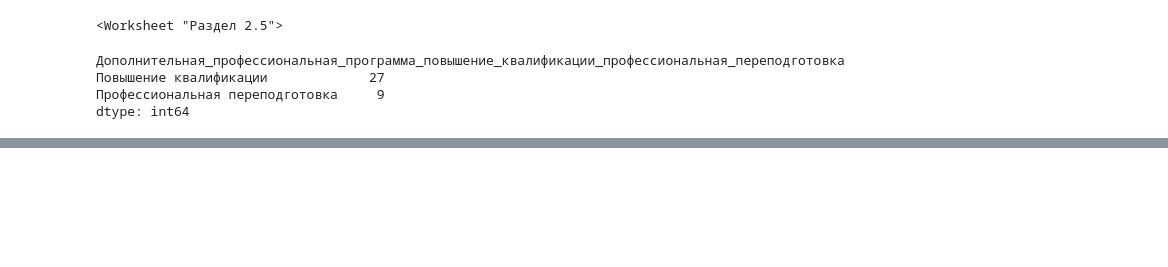
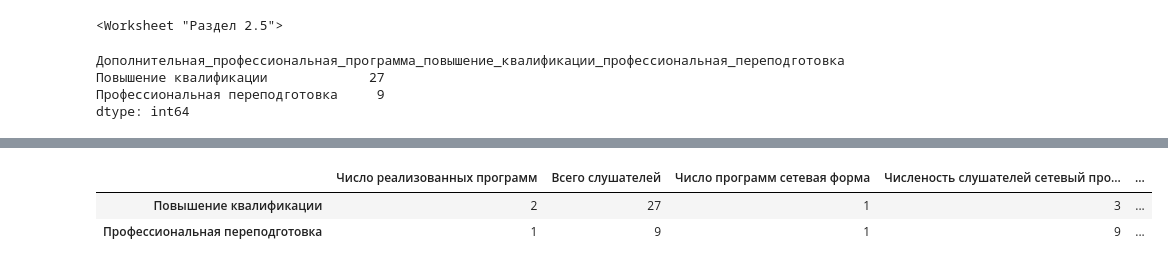
Before and after one commit to t0r1n88/Lindy, a Jupyter notebook: report_1PK.ipynb, the cells around one changed output, grey strips where cells are left out. Saved outputs shown, nothing was run; the diff lists cells and outputs as text; code cells hidden in the pictures; blank space fills up the shorter version.

```diff
--- a/report_1PK.ipynb
+++ b/report_1PK.ipynb
@@ -91 +84,4 @@ df_1_3['Численость слушателей сетевый програм
+# %%
+#Считаем дистанционные технологии. Создаем датафрейм по условию использования ДОТ и ЭО
+df_dpo_distant = df_dpo[(df_dpo['Использование_ЭО'] != 'Без применения ЭО') & (df_dpo['Использование_ДОТ'] != 'Без применения ДОТ') ]
 # %%
@@ -96,6 +90,12 @@ group_quantity_distant = df_dpo_distant.groupby('Наименование_доп
 # Применяем к полученной серии функцию разделения по запятой.
 group_quantity_distant['Дополнительная_профессиональная_программа_повышение_квалификации_профессиональная_переподготовка']=group_quantity_distant['Дополнительная_профессиональная_программа_повышение_квалификации_профессиональная_переподготовка'].apply(lambda x: x.split(',')[0])
 df_1_3['Число программ ЭО и ДОТ'] = group_quantity_distant['Дополнительная_профессиональная_программа_повышение_квалификации_профессиональная_переподготовка'].value_counts().to_frame()
+# %%
+df_1_3
+# %% [output]
+|  | Число реализованных программ | Всего слушателей | Число программ сетевая форма | Численость слушателей сетевый про... | ... |
+| Повышение квалификации | 2 | 27 | 1 | 3 | ... |
+| Профессиональная переподготовка | 1 | 9 | 1 | 9 | ... |
 # %%
 #Считаем количество слушателей
 df_1_3['Численность слушателей ЭО И ДОТ'] = df_dpo_distant.groupby('Дополнительная_профессиональная_программа_повышение_квалификации_профессиональная_переподготовка').agg({'ФИО_именительный':'count'})
```
Also changed, not shown: parts of 17 cells of this notebook, 2 other files.
